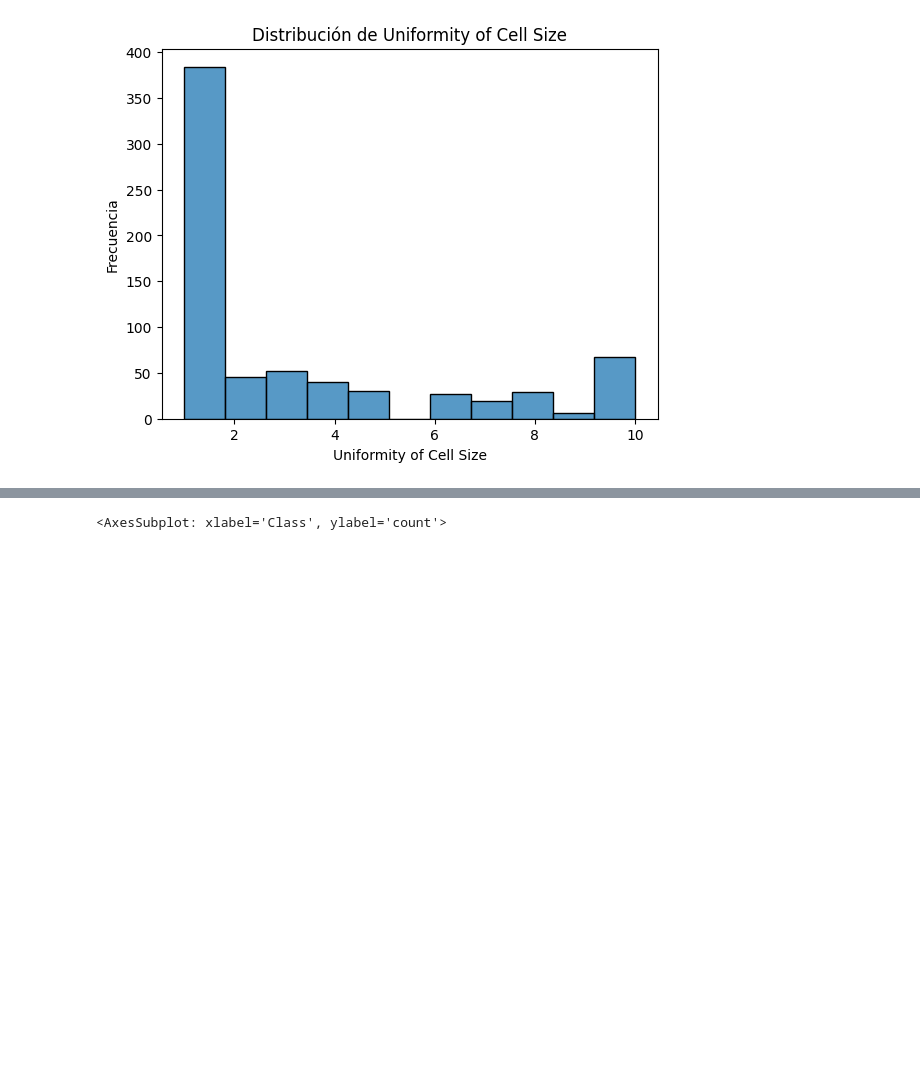
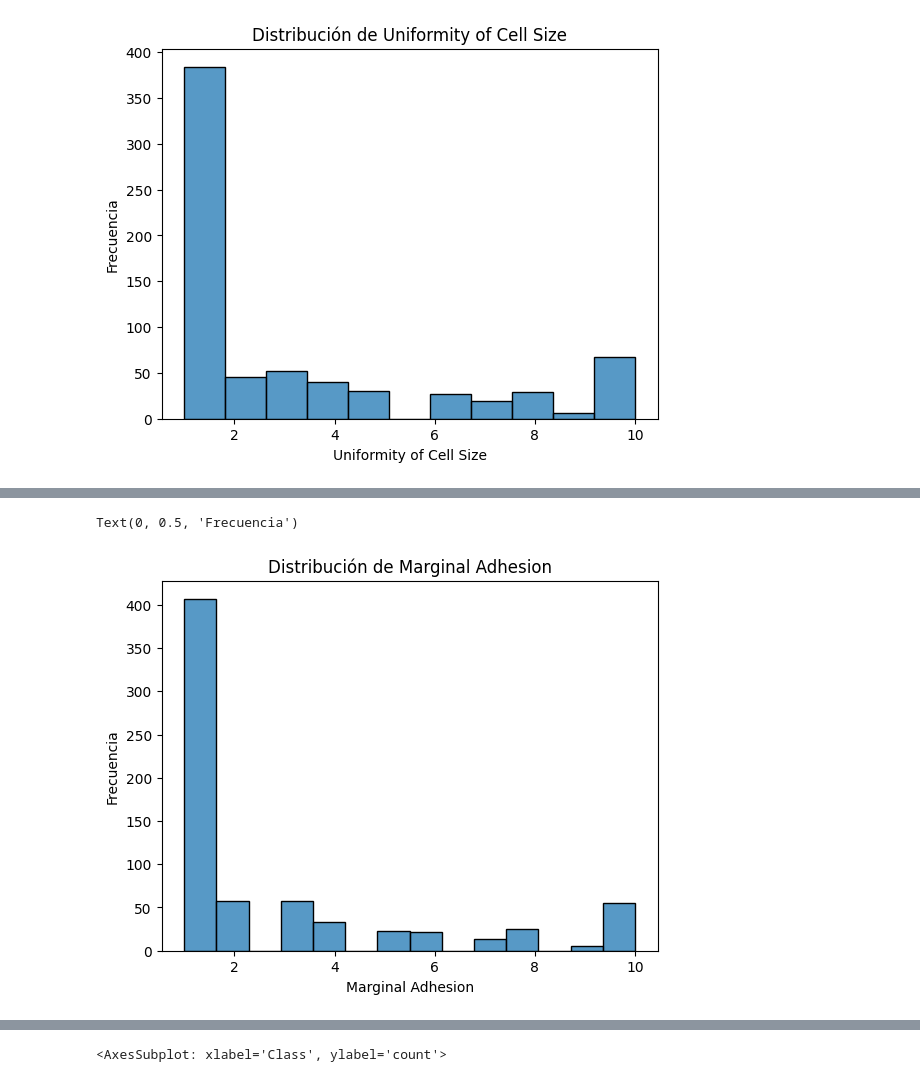
Before and after one commit to Yong-Park/Laboratorio_2_MD_UVG_2023, a Jupyter notebook: main.ipynb, the cells around one changed output, grey strips where cells are left out. Saved outputs shown, nothing was run; the diff lists cells and outputs as text; code cells hidden in the pictures; blank space fills up the shorter version.

```diff
--- a/main.ipynb
+++ b/main.ipynb
@@ -82,0 +94,9 @@ Text(0, 0.5, 'Frecuencia')
+# %%
+# Gráfico de histograma para la variable "Marginal Adhesion"
+sns.histplot(datos["Marginal Adhesion"])
+plt.title("Distribución de Marginal Adhesion")
+plt.xlabel("Marginal Adhesion")
+plt.ylabel("Frecuencia")
+# %% [output]
+Text(0, 0.5, 'Frecuencia')
+[figure, added]
```
Also changed, not shown: parts of 24 cells of this notebook.
